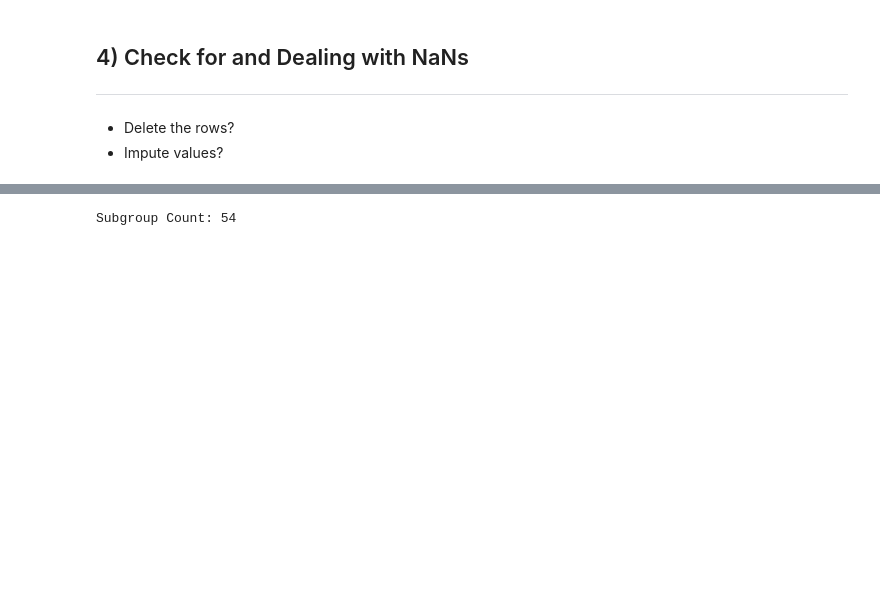
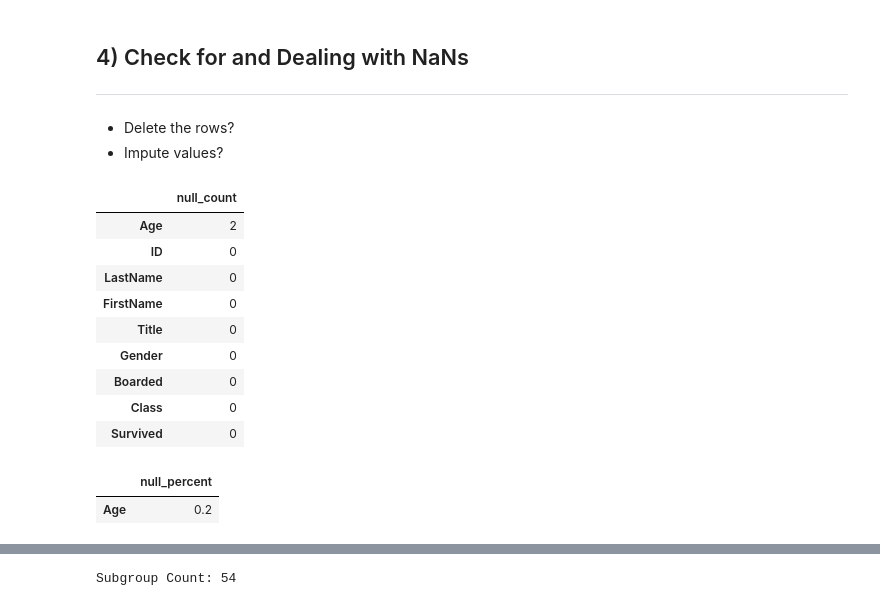
Before and after one commit to dani-aranha/BZIA_VM, a Jupyter notebook: DS/PassengersStart.ipynb, the cells around one changed output, grey strips where cells are left out. Saved outputs shown, nothing was run; the diff lists cells and outputs as text; code cells hidden in the pictures; blank space fills up the shorter version.

```diff
--- a/DS/PassengersStart.ipynb
+++ b/DS/PassengersStart.ipynb
@@ -149,3 +228,27 @@ Title → ['Mr' 'Mrs' 'Miss' 'Master' 'Colonel' 'Mme.' 'Reverend' 'Dr' 'Major'
 ---
 - Delete the rows?
 - Impute values?
+# %%
+null_count = df.isnull().sum()
+result = null_count.to_frame(name="null_count")
+result = result.sort_values(by="null_count", ascending=False)
+result
+# %% [output]
+|  | null_count |
+| Age | 2 |
+| ID | 0 |
+| LastName | 0 |
+| FirstName | 0 |
+| Title | 0 |
+| Gender | 0 |
+| Boarded | 0 |
+| Class | 0 |
+| Survived | 0 |
+# %%
+val = (df["Age"].isnull().mean() * 100).round(1)
+result = pd.DataFrame({"null_percent": [val]}, index=["Age"])
+result.index.name = None  # optional
+result
+# %% [output]
+|  | null_percent |
+| Age | 0.2 |
```
Also changed, not shown: parts of 10 cells of this notebook, 5 other files.
